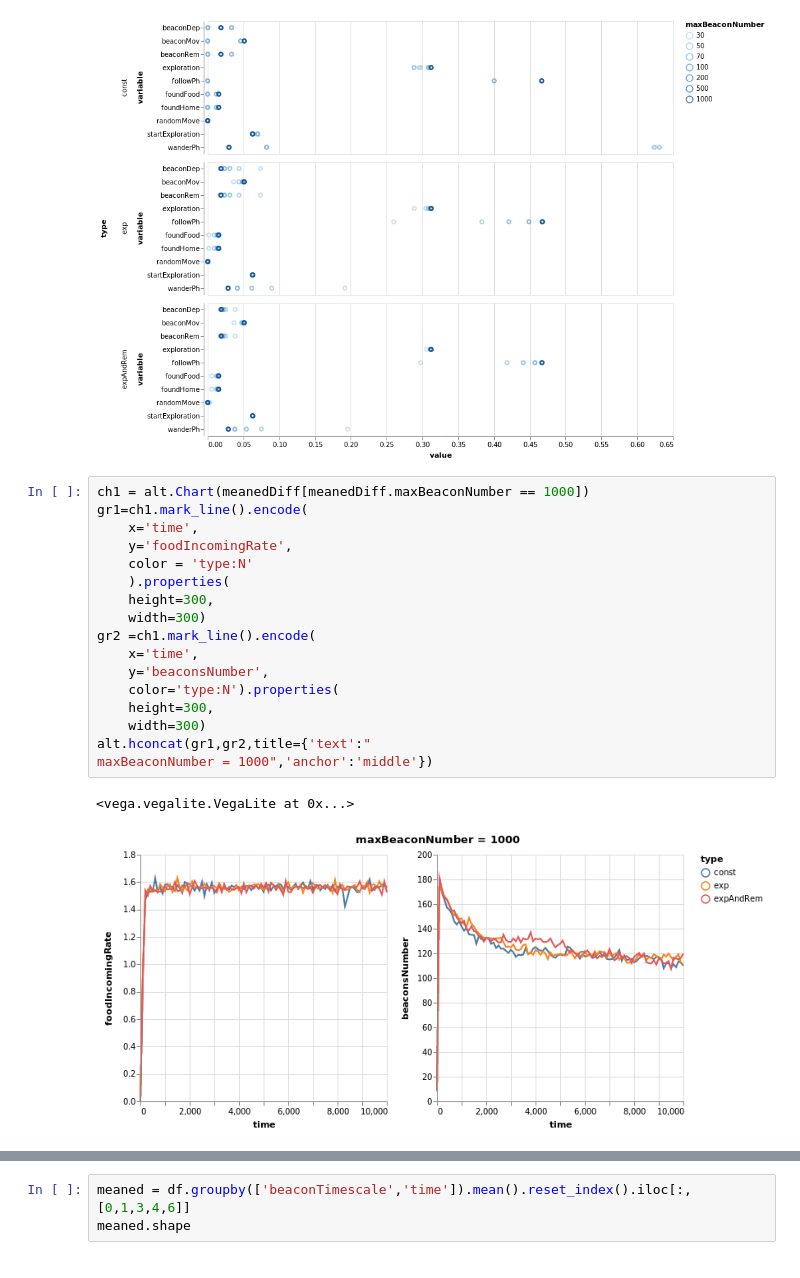
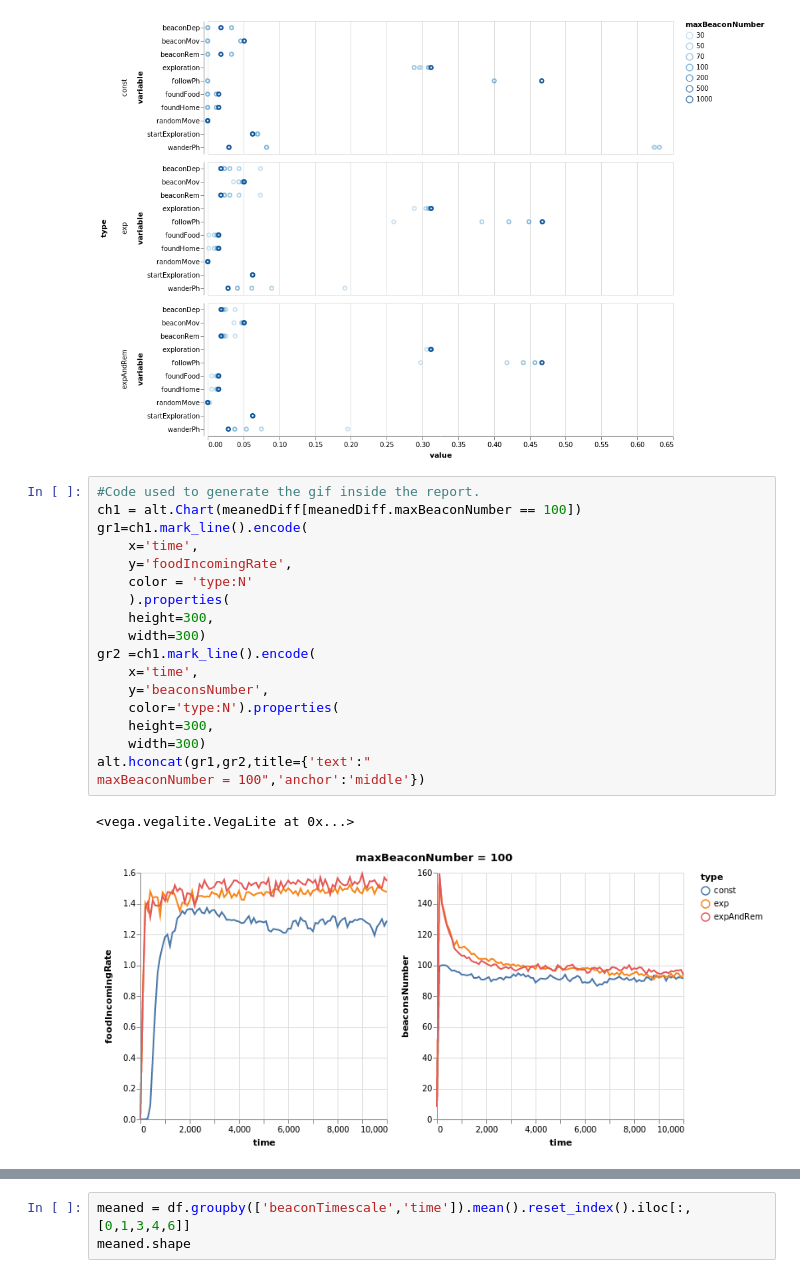
Before and after one commit to MarcoVitalii/IntSysProject, a Jupyter notebook: python/dataAnalysis.ipynb, the cells around one changed output, grey strips where cells are left out. Drawn from its saved outputs; the diff is of its cells as text.

```diff
--- a/python/dataAnalysis.ipynb
+++ b/python/dataAnalysis.ipynb
@@ -76,21 +76,22 @@ probabilities.mark_point().encode(
 <vega.vegalite.VegaLite at 0x...>
 [figure]
 # %%
-ch1 = alt.Chart(meanedDiff[meanedDiff.maxBeaconNumber == 1000])
+#Code used to generate the gif inside the report.
+ch1 = alt.Chart(meanedDiff[meanedDiff.maxBeaconNumber == 100])
 gr1=ch1.mark_line().encode(
     x='time',
     y='foodIncomingRate',
     color = 'type:N'
     ).properties(
     height=300,
     width=300)
 gr2 =ch1.mark_line().encode(
     x='time',
     y='beaconsNumber',
     color='type:N').properties(
     height=300,
     width=300)
-alt.hconcat(gr1,gr2,title={'text':"                                                              maxBeaconNumber = 1000",'anchor':'middle'})
+alt.hconcat(gr1,gr2,title={'text':"                                                              maxBeaconNumber = 100",'anchor':'middle'})
 # %% [output]
 <vega.vegalite.VegaLite at 0x...>
-[figure, old version]
+[figure, new version]
```
Also changed, not shown: parts of 1 cell of this notebook, 3 other files.
